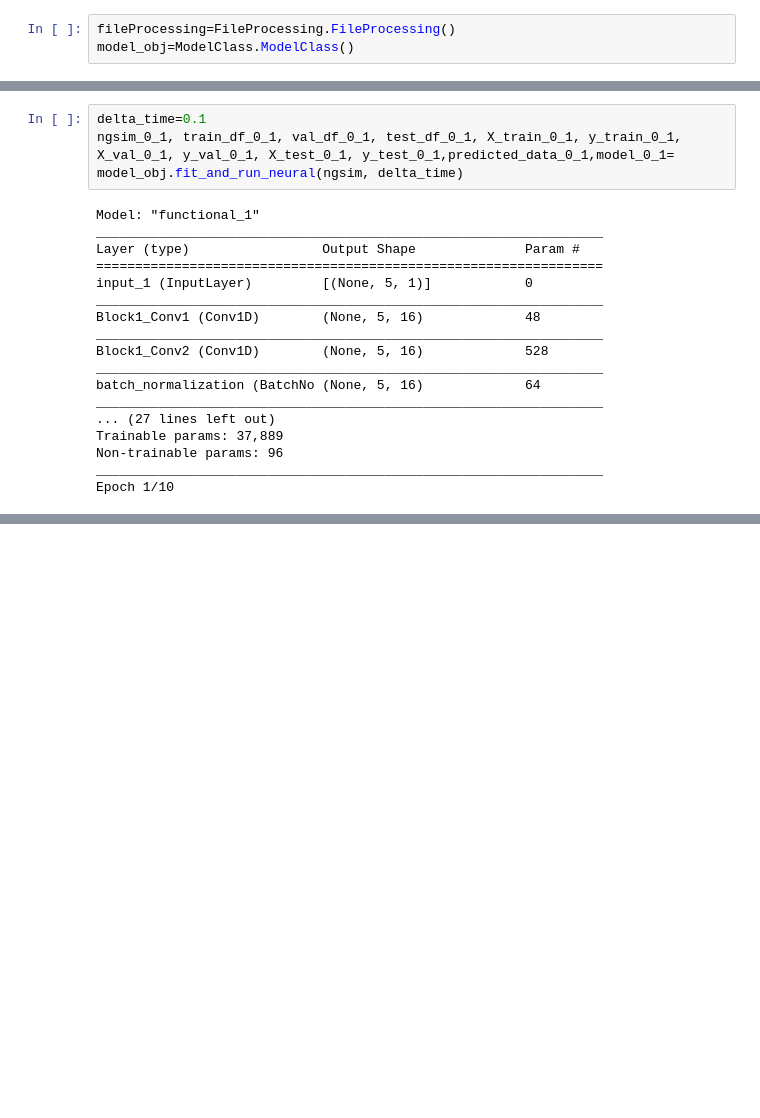
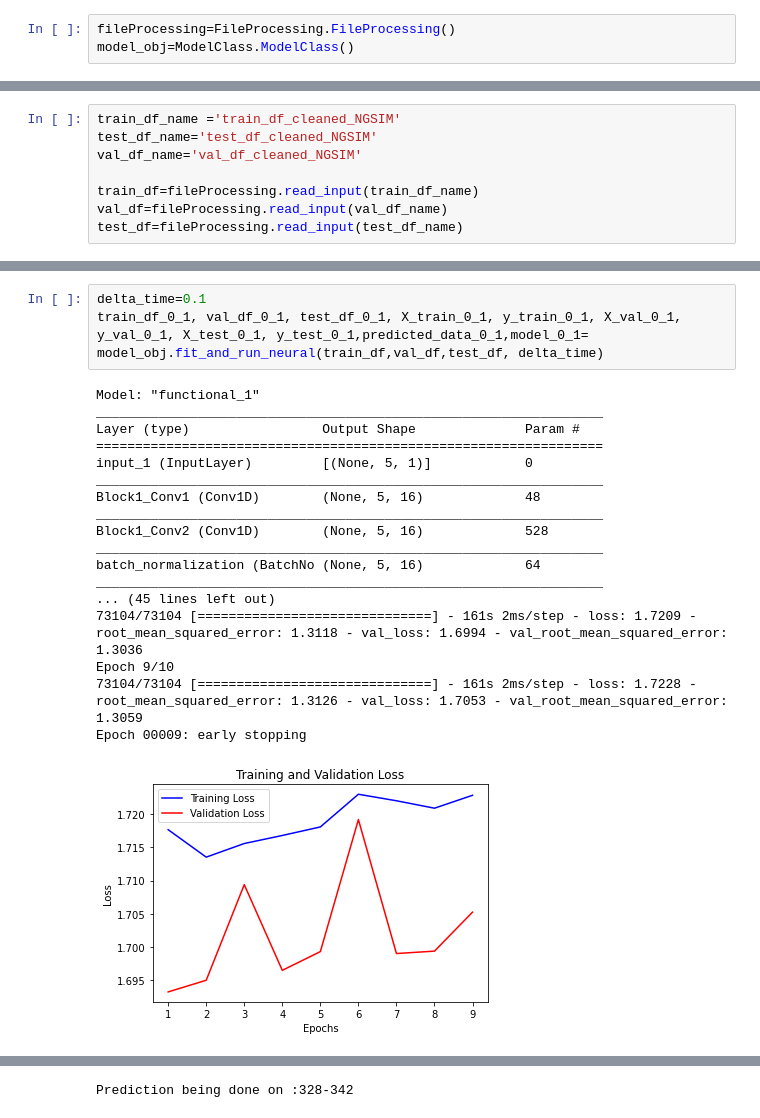
Before and after one commit to VineetDhamija/DataDrivenCarFollowing, a Jupyter notebook: datadrivencarfollowing-v1/scripts/Model Application-CNN.ipynb, the cells around one changed output, grey strips where cells are left out. Cells and saved outputs as stored; diff of their text form; blank space fills up the shorter version.

```diff
--- a/datadrivencarfollowing-v1/scripts/Model Application-CNN.ipynb
+++ b/datadrivencarfollowing-v1/scripts/Model Application-CNN.ipynb
@@ -20,0 +18,8 @@ Data File path: c:\Users\StudentAccount\Python\Capstone\gitcodelocation\DataDriv
+# %%
+train_df_name ='train_df_cleaned_NGSIM'
+test_df_name='test_df_cleaned_NGSIM'
+val_df_name='val_df_cleaned_NGSIM'
+
+train_df=fileProcessing.read_input(train_df_name)
+val_df=fileProcessing.read_input(val_df_name)
+test_df=fileProcessing.read_input(test_df_name)
@@ -21,21 +30,22 @@ Data File path: c:\Users\StudentAccount\Python\Capstone\gitcodelocation\DataDriv
 # %%
 delta_time=0.1
-ngsim_0_1, train_df_0_1, val_df_0_1, test_df_0_1, X_train_0_1, y_train_0_1, X_val_0_1, y_val_0_1, X_test_0_1, y_test_0_1,predicted_data_0_1,model_0_1= model_obj.fit_and_run_neural(ngsim, delta_time)
+train_df_0_1, val_df_0_1, test_df_0_1, X_train_0_1, y_train_0_1, X_val_0_1, y_val_0_1, X_test_0_1, y_test_0_1,predicted_data_0_1,model_0_1= model_obj.fit_and_run_neural(train_df,val_df,test_df, delta_time)
 # %% [output]
 Model: "functional_1"
 _________________________________________________________________
 Layer (type)                 Output Shape              Param #
 =================================================================
 input_1 (InputLayer)         [(None, 5, 1)]            0
 _________________________________________________________________
 Block1_Conv1 (Conv1D)        (None, 5, 16)             48
 _________________________________________________________________
 Block1_Conv2 (Conv1D)        (None, 5, 16)             528
 _________________________________________________________________
 batch_normalization (BatchNo (None, 5, 16)             64
 _________________________________________________________________
-... (27 lines left out)
-Trainable params: 37,889
-Non-trainable params: 96
-_________________________________________________________________
-Epoch 1/10
+... (45 lines left out)
+73104/73104 [==============================] - 161s 2ms/step - loss: 1.7209 - root_mean_squared_error: 1.3118 - val_loss: 1.6994 - val_root_mean_squared_error: 1.3036
+Epoch 9/10
+73104/73104 [==============================] - 161s 2ms/step - loss: 1.7228 - root_mean_squared_error: 1.3126 - val_loss: 1.7053 - val_root_mean_squared_error: 1.3059
+Epoch 00009: early stopping
+[figure, added]
@@ -41,0 +53 @@ Epoch 1/10
+Prediction being done on :328-342
```
Also changed, not shown: parts of 7 cells of this notebook, 44 other files.
